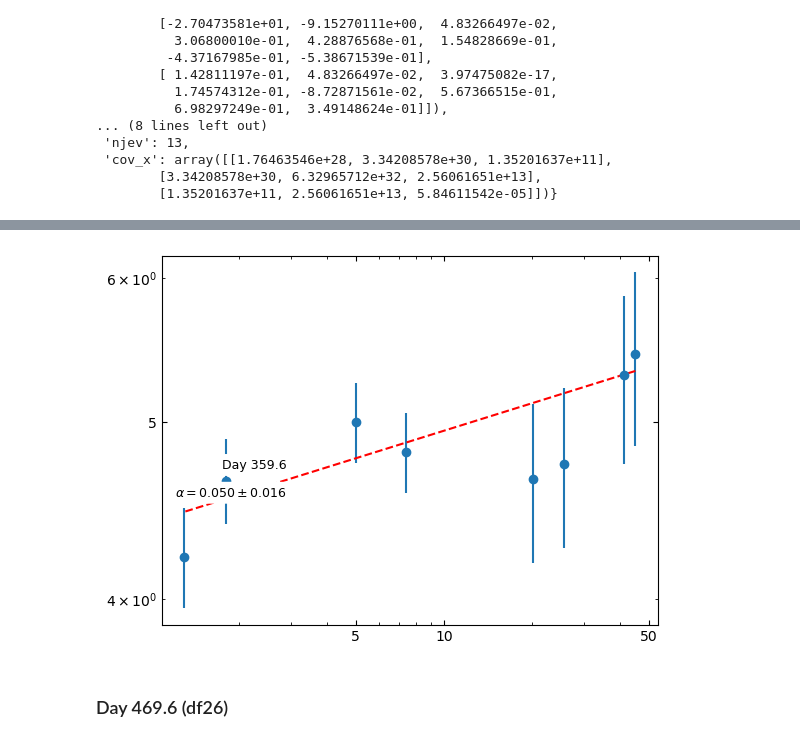
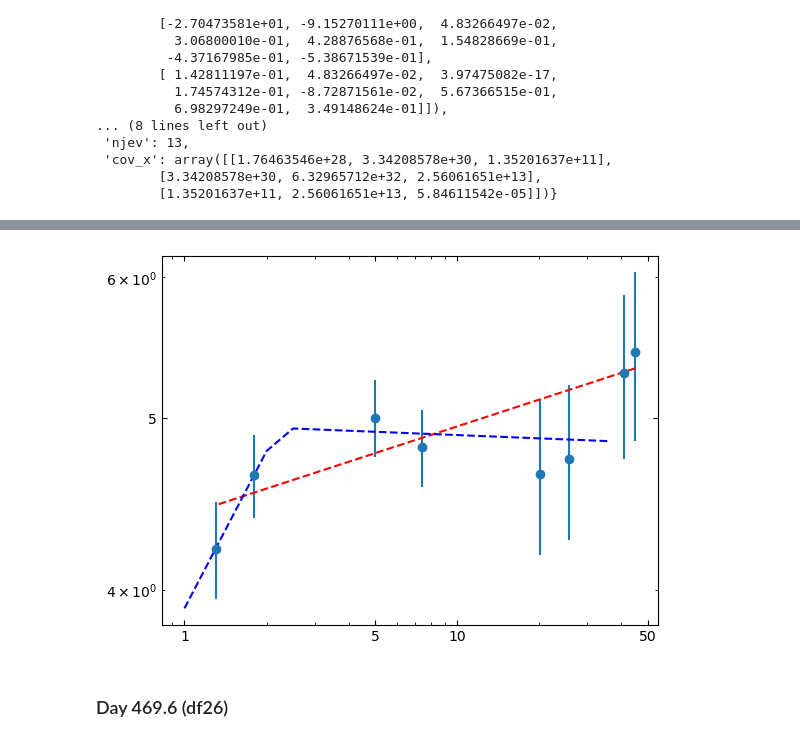
Before and after one commit to Wilhelm005/Research-Code, a Jupyter notebook: V407_Spectral_Index.ipynb, the cells around one changed output, grey strips where cells are left out. Drawn from its saved outputs; the diff is of its cells as text; code cells hidden in the pictures.

```diff
--- a/V407_Spectral_Index.ipynb
+++ b/V407_Spectral_Index.ipynb
@@ -3170,6 +4397,7 @@ if mask.any():  # proceed only if at least one detection
     ax.annotate('Day 168.5', xy=(90, 120), xycoords='axes points', size=9, ha='right', va='top', bbox=dict(boxstyle='round', fc='w', ec="w"))
     ax.tick_params(axis='both', which='both', direction='in', top=True, right=True)
     ax.plot(df22['Freq'][mask], fit_model_weights22(df22['Freq'][mask]), 'r--')
+    ax.plot(df22['Freq'][mask], fw_BPL22(df22['Freq'][mask]), 'b--')
     ax.annotate('${\u03B1 = 0.352 \\pm 0.045}$', xy=(90, 100), xycoords='axes points', size=9, ha='right', va='top', bbox=dict(boxstyle='round', fc='w', ec="w"))
 
 plt.show();
@@ -3272,7 +4585,10 @@ if mask.any():  # proceed only if at least one detection]
     ax.annotate('Day 183.5', xy=(90, 120), xycoords='axes points', size=9, ha='right', va='top', bbox=dict(boxstyle='round', fc='w', ec="w"))
     ax.tick_params(axis='both', which='both', direction='in', top=True, right=True)
     ax.plot(df23['Freq'][mask], fit_model_weights23(df23['Freq'][mask]), 'r--')
-    ax.annotate('${\u03B1 = 0.258 \\pm 0.046}$', xy=(90, 100), xycoords='axes points', size=9, ha='right', va='top', bbox=dict(boxstyle='round', fc='w', ec="w"))
+    ax.plot(x_freq, fw_BPL23(x_freq),  'b--')
+    #ax.annotate('${\u03B1 = 0.258 \\pm 0.046}$', xy=(90, 100), xycoords='axes points', size=9, ha='right', va='top', bbox=dict(boxstyle='round', fc='w', ec="w"))
+    ax.annotate('${\u03B1_1 = 0.47 \\pm 0.004}$', xy=(90, 160), xycoords='axes points', size=9, ha='right', va='top', bbox=dict(boxstyle='round', fc='w', ec="w"))
+    ax.annotate('${\u03B1_2 = -0.05 \\pm 0.01}$', xy=(90, 140), xycoords='axes points', size=9, ha='right', va='top', bbox=dict(boxstyle='round', fc='w', ec="w"))
 
 plt.show();
 # %% [output]
@@ -3375,6 +4768,7 @@ if mask.any():  # proceed only if at least one detection
     ax.annotate('Day 203.4', xy=(90, 120), xycoords='axes points', size=9, ha='right', va='top', bbox=dict(boxstyle='round', fc='w', ec="w"))
     ax.tick_params(axis='both', which='both', direction='in', top=True, right=True)
     ax.plot(df24['Freq'][mask], fit_model_weights24(df24['Freq'][mask]), 'r--')
+    ax.plot(x_freq, fw_BPL24(x_freq),  'b--')
     ax.annotate('${\u03B1 = 0.299 \\pm 0.035}$', xy=(90, 100), xycoords='axes points', size=9, ha='right', va='top', bbox=dict(boxstyle='round', fc='w', ec="w"))
 
 plt.show();
@@ -3465,23 +4936,24 @@ The error/standard deviation is 0.016204259521049
 # %%
 #plotting to check
 fig,ax = plt.subplots()
 mask = df25['Flux'] > 3 * df25['Error (gaussfit or image)']  # apply detection threshold
 mask2 = df25['Flux'] < 3 * df25['Error (gaussfit or image)']  # apply detection threshold
 if mask.any():  # proceed only if at least one detection
     ax.errorbar(df25['Freq'][mask], df25['Flux'][mask], yerr=yerr25, fmt='o')
     ax.scatter(df25['Freq'][mask2], (df25['Flux'][mask2] + 3*df25['Error (gaussfit or image)'][mask2]), marker='v')
     ax.set_xscale('log')
     ax.set_xticks([1, 5, 10, 50], labels=['1', '5', '10', '50'])
     ax.set_yscale('log')
     ax.set_yticks([1, 5, 10, 20, 50], labels=['1', '5', '10', '20', '50'])
-    ax.annotate('Day 359.6', xy=(90, 120), xycoords='axes points', size=9, ha='right', va='top', bbox=dict(boxstyle='round', fc='w', ec="w"))
+    #ax.annotate('Day 359.6', xy=(90, 120), xycoords='axes points', size=9, ha='right', va='top', bbox=dict(boxstyle='round', fc='w', ec="w"))
     ax.tick_params(axis='both', which='both', direction='in', top=True, right=True)
     ax.plot(df25['Freq'][mask], fit_model_weights25(df25['Freq'][mask]), 'r--')
-    ax.annotate('${\u03B1 = 0.050 \\pm 0.016}$', xy=(90, 100), xycoords='axes points', size=9, ha='right', va='top', bbox=dict(boxstyle='round', fc='w', ec="w"))
+    ax.plot(x_freq, fw_BPL25(x_freq), 'b--')
+    #ax.annotate('${\u03B1 = 0.050 \\pm 0.016}$', xy=(90, 100), xycoords='axes points', size=9, ha='right', va='top', bbox=dict(boxstyle='round', fc='w', ec="w"))
 
 plt.show();
 # %% [output]
-[figure, old version]
+[figure, new version]
 # %% [markdown]
 ### Day 469.6 (df26)
 # %%
```
Also changed, not shown: parts of 84 cells of this notebook.
